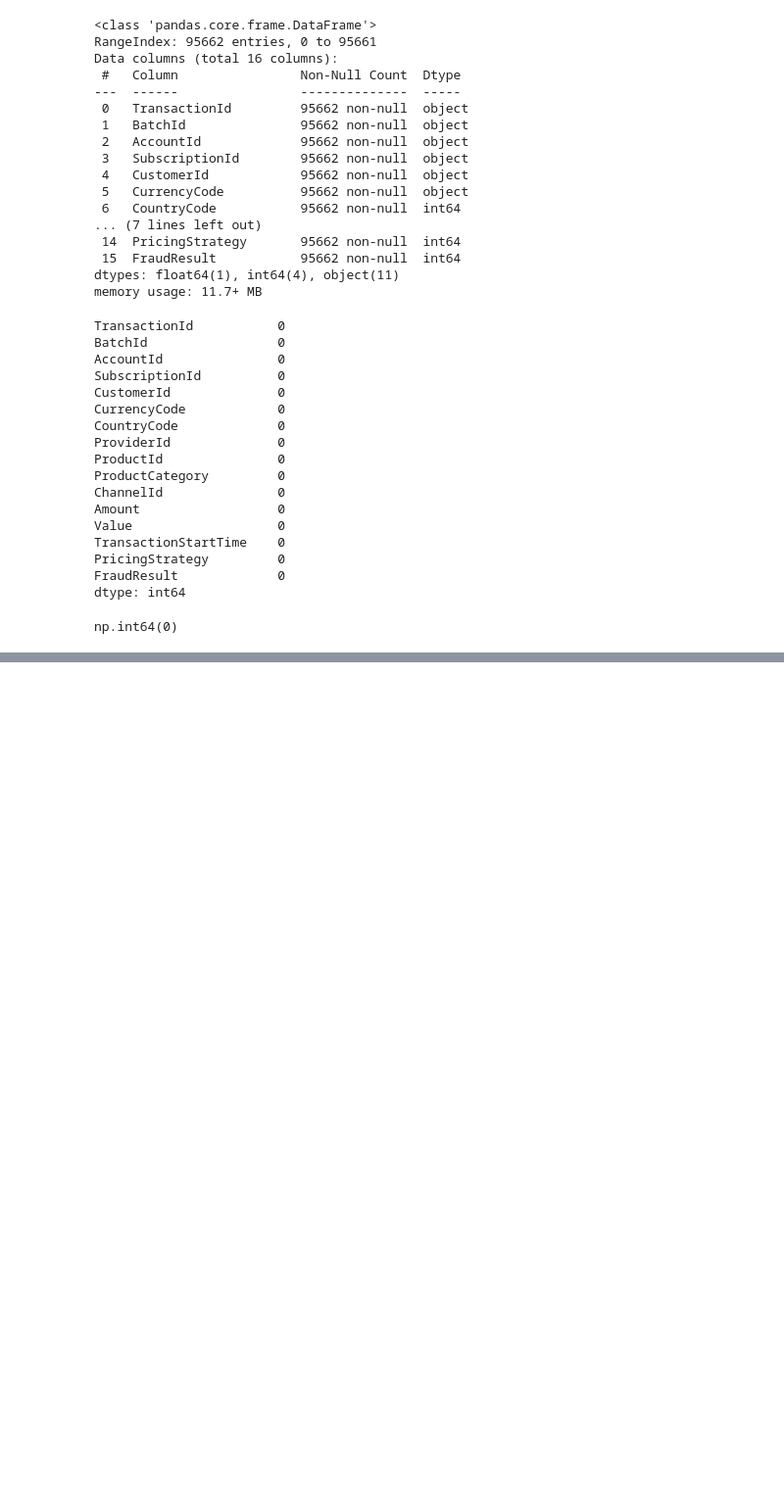
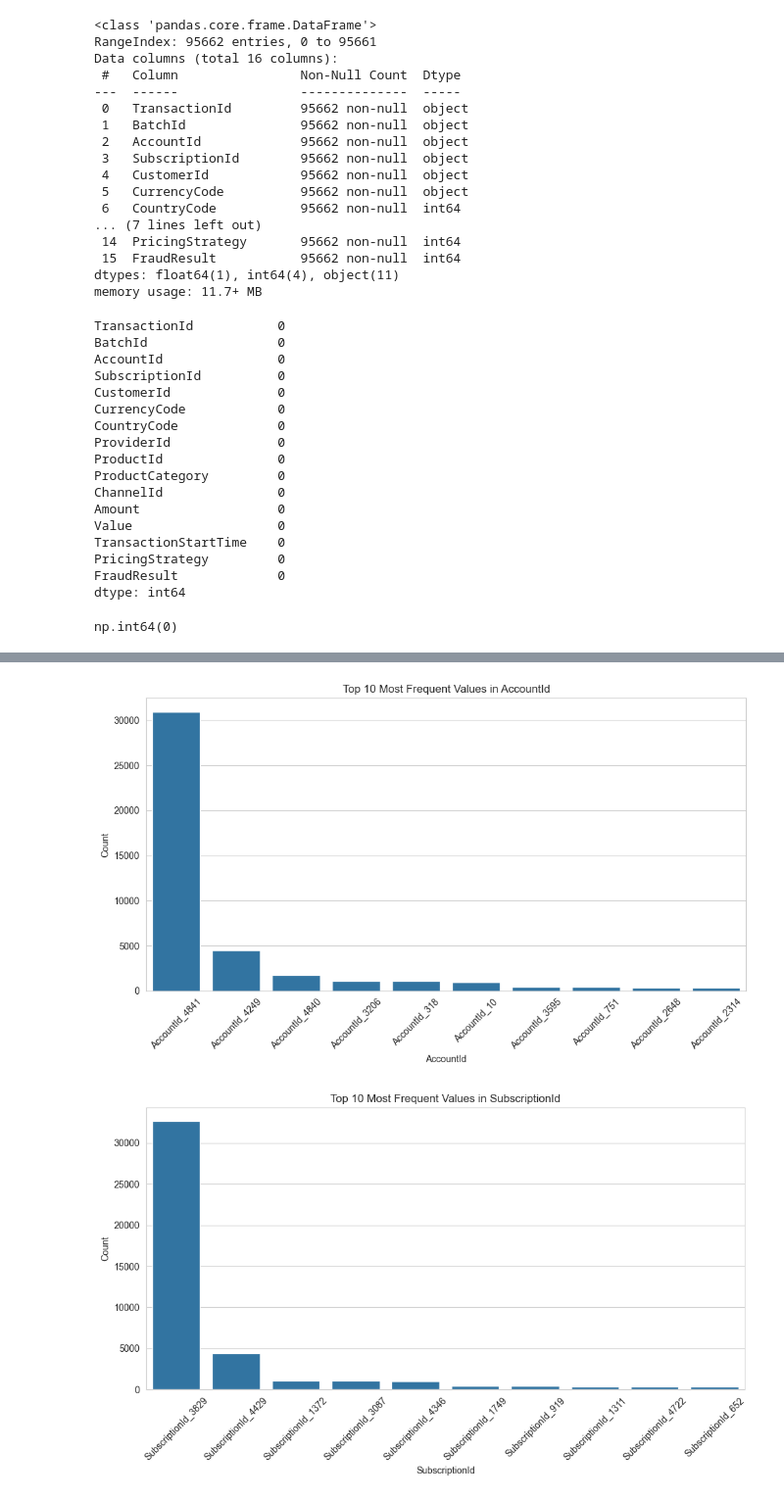
Before and after one commit to girmachew82/B5W5_Credit_Risk_Probability_Model_for_Alternative_Data, a Jupyter notebook: notebooks/1.0-eda.ipynb, the cells around one changed output, grey strips where cells are left out. Shown at 98% size. Cells and saved outputs as stored; diff of their text form; code cells hidden in the pictures; blank space fills up the shorter version.

```diff
--- a/notebooks/1.0-eda.ipynb
+++ b/notebooks/1.0-eda.ipynb
@@ -83,0 +181,25 @@ np.int64(0)
+# %%
+categorical_cols = ['AccountId',
+ 'SubscriptionId',
+ 'CustomerId',
+ 'ProviderId',
+ 'ProductId',
+ 'ProductCategory',
+
+ 'year',
+ 'month',
+ ]
+# %%
+for col in categorical_cols:
+    plt.figure(figsize=(10, 6))
+    top10 = df[col].value_counts().nlargest(10)
+    sns.barplot(x=top10.index.astype(str), y=top10.values)
+    plt.title(f"Top 10 Most Frequent Values in {col}")
+    plt.xlabel(col)
+    plt.ylabel("Count")
+    plt.xticks(rotation=45)
+    plt.tight_layout()
+    plt.show()
+# %% [output]
+[figure, added]
+[figure, added]
```
Also changed, not shown: parts of 17 cells of this notebook, 1 other file.
